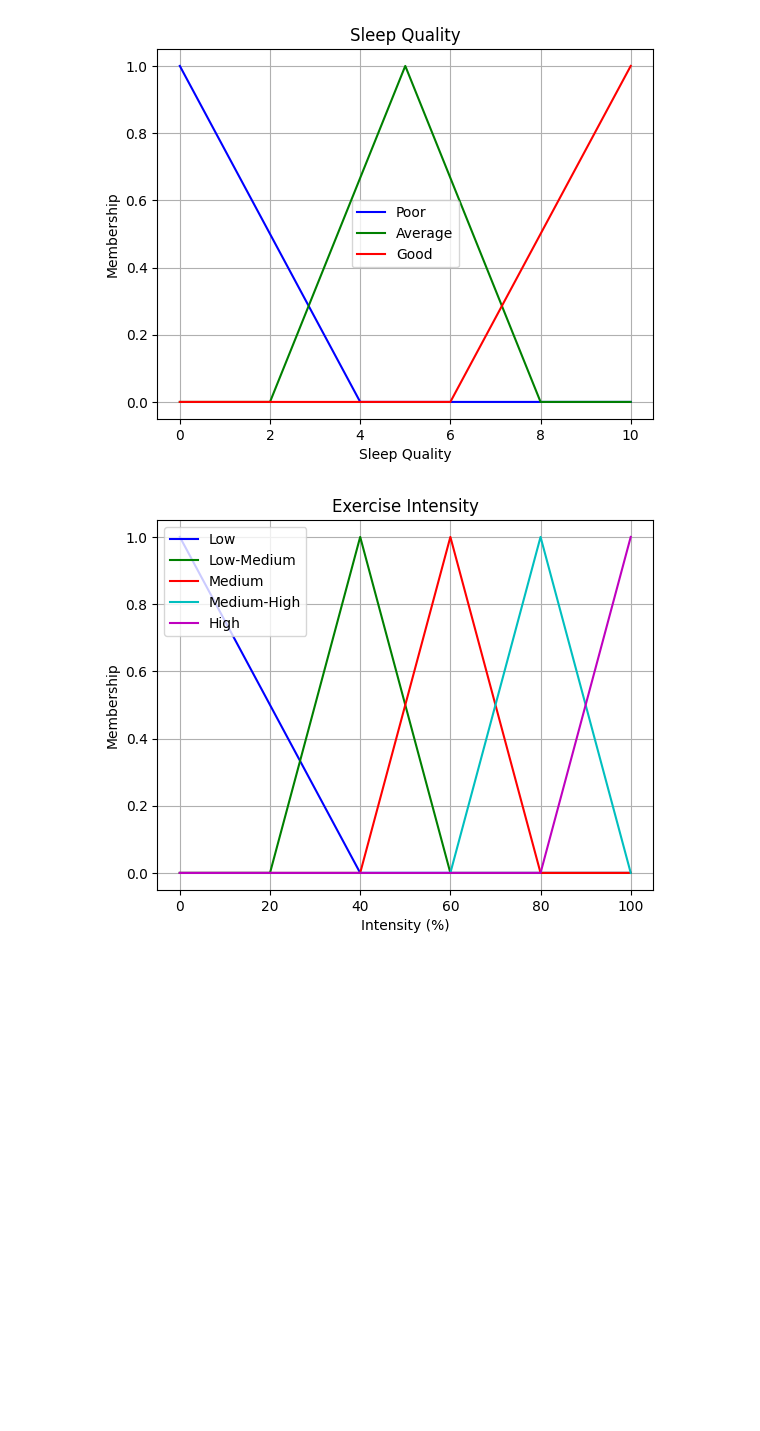
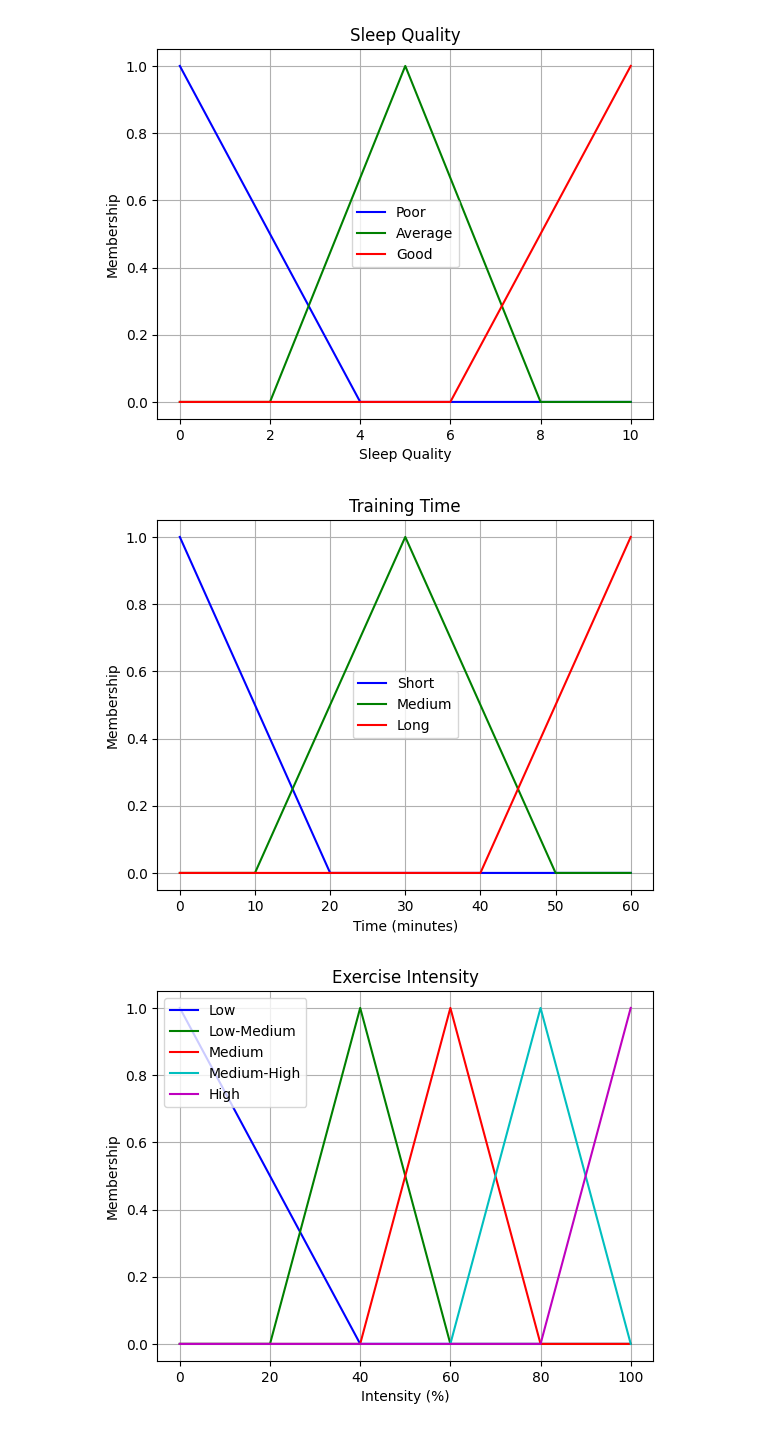
Before and after one commit to alerodriargui/Fuzzy-Logic, a Jupyter notebook: gym_assistant.ipynb, the cells around one changed output. Drawn from its saved outputs; the diff is of its cells as text; code cells hidden in the pictures; blank space fills up the shorter version.

```diff
--- a/gym_assistant.ipynb
+++ b/gym_assistant.ipynb
@@ -105,6 +107,28 @@ plt.grid()
 plt.show()
 # %% [output]
 [figure]
+# %%
+# ===============================
+# BLOQUE 2: membership functions --> time training
+# ===============================
+
+# time training
+time_short = fuzz.trimf(time, [0, 0, 20])
+time_medium = fuzz.trimf(time, [10, 30, 50])
+time_long = fuzz.trimf(time, [40, 60, 60])
+# plot time_short
+plt.figure()
+plt.plot(time, time_short, 'b', linewidth=1.5, label='Short')
+plt.plot(time, time_medium, 'g', linewidth=1.5, label='Medium')
+plt.plot(time, time_long, 'r', linewidth=1.5, label='Long')
+plt.title('Training Time')
+plt.xlabel('Time (minutes)')
+plt.ylabel('Membership')
+plt.legend()
+plt.grid()
+plt.show()
+# %% [output]
+[figure, added]
 # %%
 # ===============================
 # BLOQUE 2: membership functions --> Intensity
```
Also changed, not shown: parts of 3 cells of this notebook.
